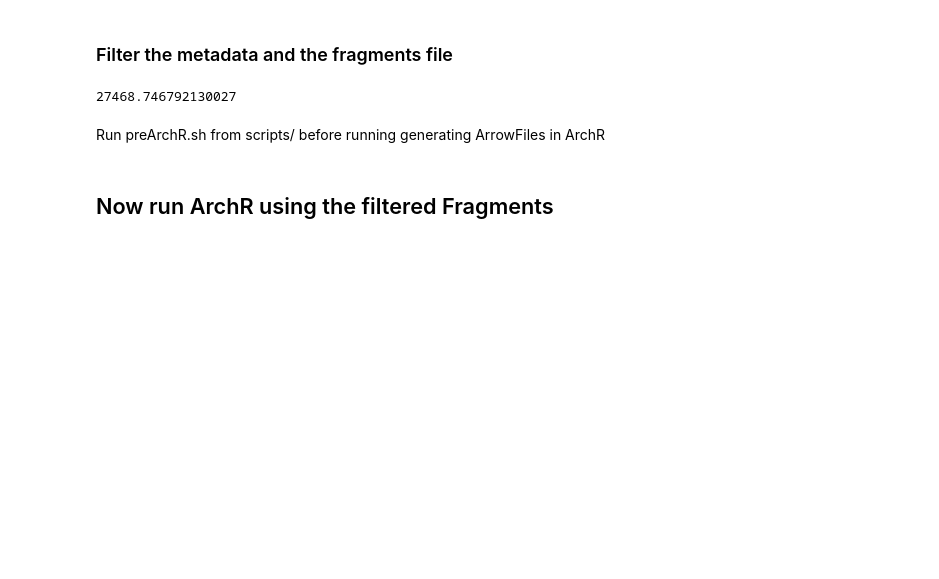
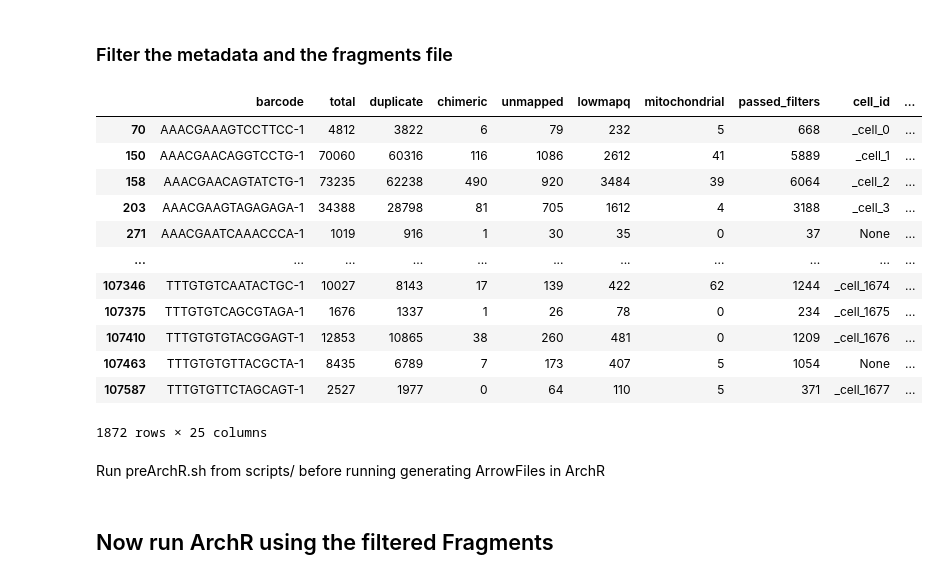
Before and after one commit to mkabbe/snATACnanoCT_AdultHumanCNS, a Jupyter notebook: src/CT_pre-processing/process_cellranger.ipynb, the cells around one changed output. Drawn from its saved outputs; the diff is of its cells as text; code cells hidden in the pictures; blank space fills up the shorter version.

```diff
--- a/src/CT_pre-processing/process_cellranger.ipynb
+++ b/src/CT_pre-processing/process_cellranger.ipynb
@@ -90,6 +95,18 @@ filtered_barcode_list = passed_CT.barcode.values.tolist()
 # %%
 passed_CT.to_csv("data/{}/MK_pre_singlecell.csv".format(ab_dict[antibody]), index=False)
 # %%
-passed_CT["all_unique_CT"].mean()
+passed_CT
 # %% [output]
+|  | barcode | total | duplicate | chimeric | unmapped | lowmapq | mitochondrial | passed_filters | cell_id | ... |
+| 70 | AAACGAAAGTCCTTCC-1 | 4812 | 3822 | 6 | 79 | 232 | 5 | 668 | _cell_0 | ... |
+| 150 | AAACGAACAGGTCCTG-1 | 70060 | 60316 | 116 | 1086 | 2612 | 41 | 5889 | _cell_1 | ... |
+| 158 | AAACGAACAGTATCTG-1 | 73235 | 62238 | 490 | 920 | 3484 | 39 | 6064 | _cell_2 | ... |
+| 203 | AAACGAAGTAGAGAGA-1 | 34388 | 28798 | 81 | 705 | 1612 | 4 | 3188 | _cell_3 | ... |
+| 271 | AAACGAATCAAACCCA-1 | 1019 | 916 | 1 | 30 | 35 | 0 | 37 | None | ... |
+| ... | ... | ... | ... | ... | ... | ... | ... | ... | ... | ... |
+| 107346 | TTTGTGTCAATACTGC-1 | 10027 | 8143 | 17 | 139 | 422 | 62 | 1244 | _cell_1674 | ... |
+| 107375 | TTTGTGTCAGCGTAGA-1 | 1676 | 1337 | 1 | 26 | 78 | 0 | 234 | _cell_1675 | ... |
+| 107410 | TTTGTGTGTACGGAGT-1 | 12853 | 10865 | 38 | 260 | 481 | 0 | 1209 | _cell_1676 | ... |
+| 107463 | TTTGTGTGTTACGCTA-1 | 8435 | 6789 | 7 | 173 | 407 | 5 | 1054 | None | ... |
+| 107587 | TTTGTGTTCTAGCAGT-1 | 2527 | 1977 | 0 | 64 | 110 | 5 | 371 | _cell_1677 | ... |
-27468.746792130027
+1872 rows × 25 columns
```
Also changed, not shown: parts of 7 cells of this notebook, 5 other files.
